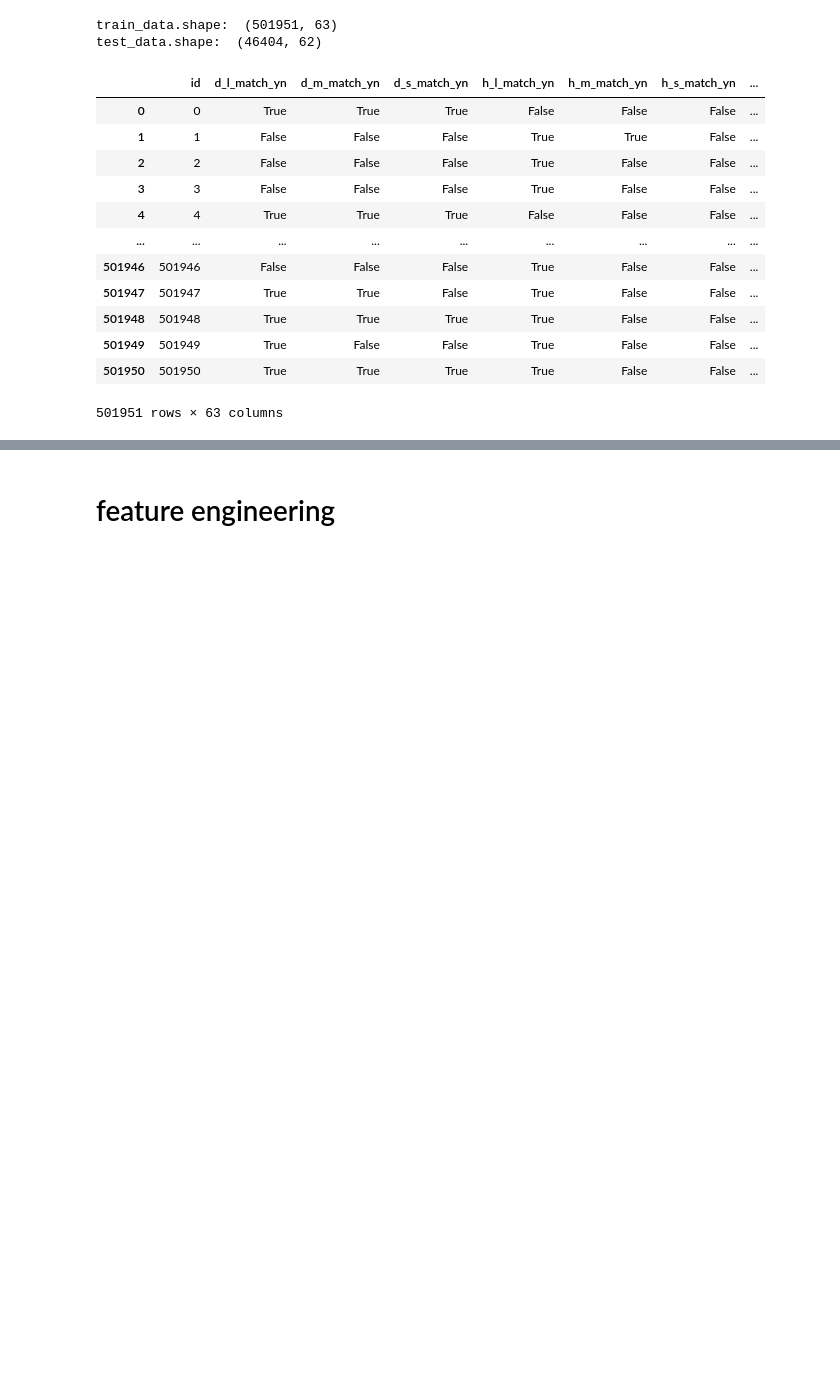
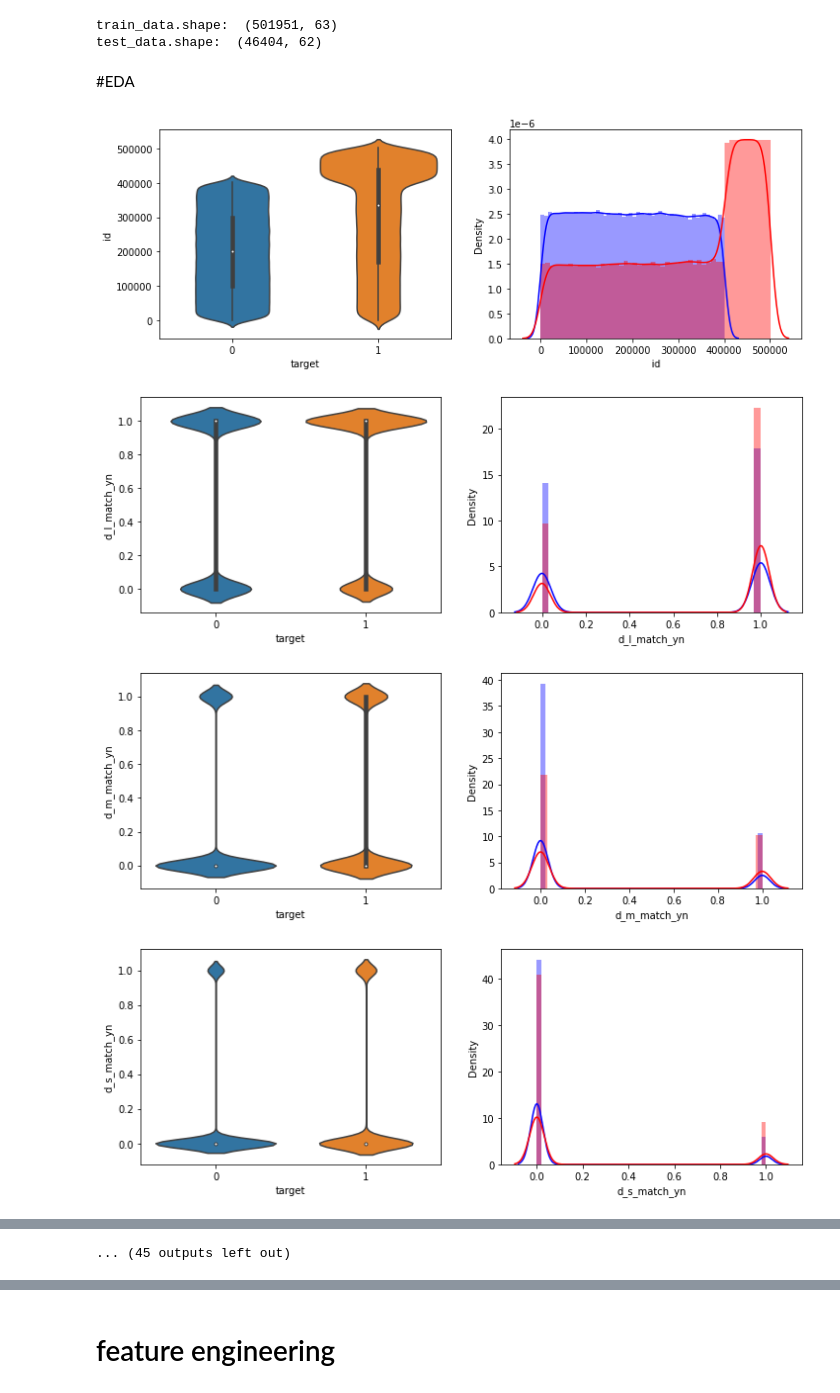
Before and after one commit to fenzhantw/Dacon_jobcare_recommend, a Jupyter notebook: feature_engineering/feature_engineering.ipynb, the cells around one changed output, grey strips where cells are left out. Drawn from its saved outputs; the diff is of its cells as text; code cells hidden in the pictures; blank space fills up the shorter version.

```diff
--- a/feature_engineering/feature_engineering.ipynb
+++ b/feature_engineering/feature_engineering.ipynb
@@ -72,21 +74,10 @@ print("test_data.shape: ", test.shape)
 # %% [output]
 train_data.shape:  (501951, 63)
 test_data.shape:  (46404, 62)
-# %%
-train
-# %% [output]
-|  | id | d_l_match_yn | d_m_match_yn | d_s_match_yn | h_l_match_yn | h_m_match_yn | h_s_match_yn | ... |
-| 0 | 0 | True | True | True | False | False | False | ... |
-| 1 | 1 | False | False | False | True | True | False | ... |
-| 2 | 2 | False | False | False | True | False | False | ... |
-| 3 | 3 | False | False | False | True | False | False | ... |
-| 4 | 4 | True | True | True | False | False | False | ... |
-| ... | ... | ... | ... | ... | ... | ... | ... | ... |
-| 501946 | 501946 | False | False | False | True | False | False | ... |
-| 501947 | 501947 | True | True | False | True | False | False | ... |
-| 501948 | 501948 | True | True | True | True | False | False | ... |
-| 501949 | 501949 | True | False | False | True | False | False | ... |
-| 501950 | 501950 | True | True | True | True | False | False | ... |
-501951 rows × 63 columns
 # %%
 train = train.drop(['person_prefer_f','person_prefer_g'],axis=1)
+# %%
+columns = [columns for columns in train.columns.tolist() if columns not in ['target','person_rn','contents_rn','contents_open_dt','contents_open_dt']]
+columns
+# %% [markdown]
+#EDA
@@ -92,0 +91,17 @@ train = train.drop(['person_prefer_f','person_prefer_g'],axis=1)
+# %%
+def show_hist_by_target(df,columns):
+  cond_1 = (df['target'] == 1)
+  cond_0 = (df['target'] == 0)
+
+  for column in columns:
+    fix,axs = plt.subplots(nrows=1,ncols=2,figsize = (12, 4),squeeze=False)
+    sns.violinplot(x='target',y=column,data=df,ax=axs[0][0])
+    sns.distplot(df[cond_0][column],ax=axs[0][1],label='0',color='blue')
+    sns.distplot(df[cond_1][column],ax=axs[0][1],label='1',color='red')
+
+show_hist_by_target(train,columns)
+# %% [output]
+[figure, added]
+[figure, added]
+[figure, added]
+[figure, added]
@@ -92,0 +116 @@ train = train.drop(['person_prefer_f','person_prefer_g'],axis=1)
+... (45 outputs left out)
```
Also changed, not shown: parts of 4 cells of this notebook.
